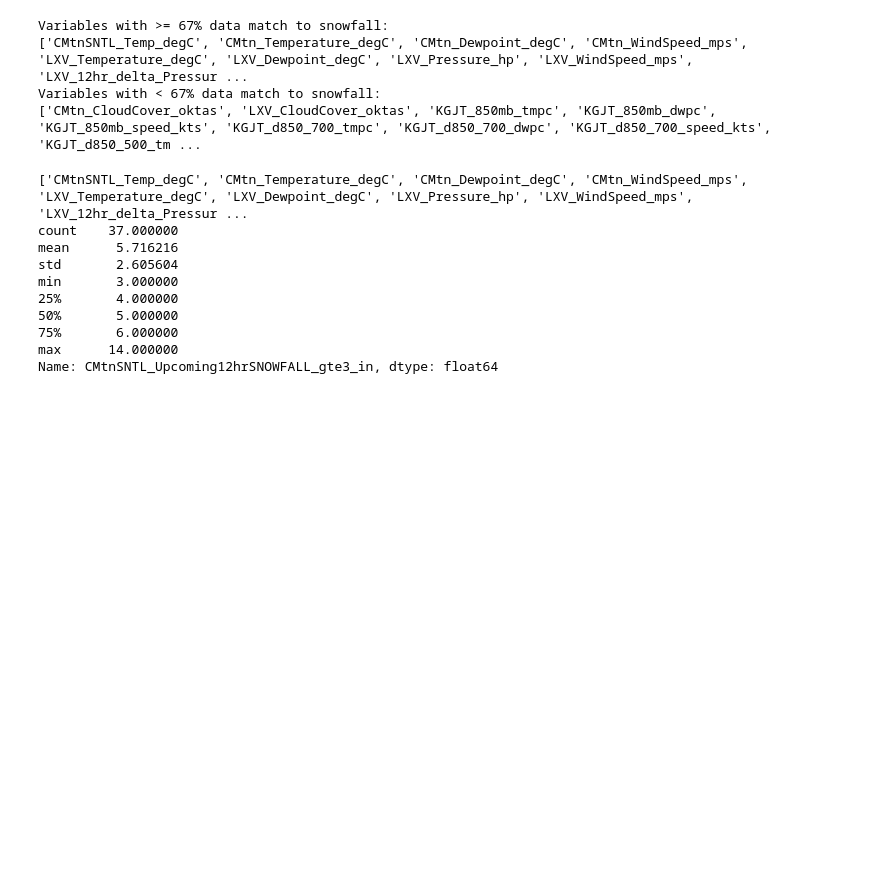
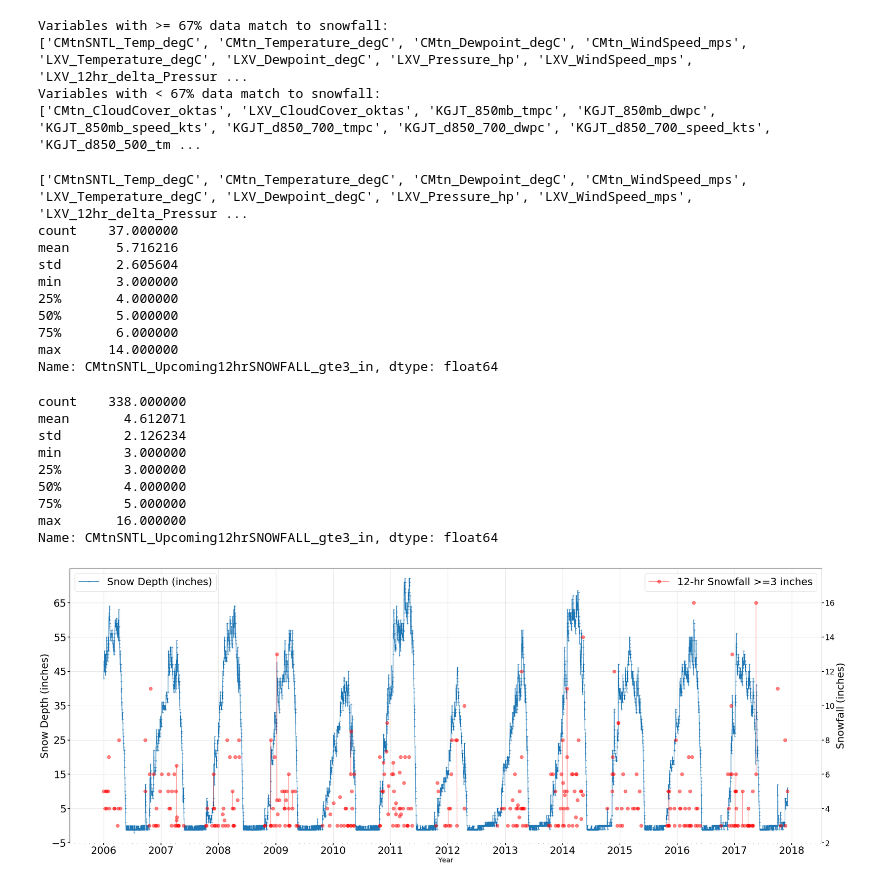
Before and after one commit to dustinrapp/Capstone_Springboard_Intermediate_Python, a Jupyter notebook: Analysis Notebooks/4_Snowfall_Event_Stats.ipynb, the cells around one changed output. Saved outputs shown, nothing was run; the diff lists cells and outputs as text; code cells hidden in the pictures; blank space fills up the shorter version.

```diff
--- a/Analysis Notebooks/4_Snowfall_Event_Stats.ipynb
+++ b/Analysis Notebooks/4_Snowfall_Event_Stats.ipynb
@@ -130,6 +130,64 @@ min       3.000000
 75%       6.000000
 max      14.000000
 Name: CMtnSNTL_Upcoming12hrSNOWFALL_gte3_in, dtype: float64
+# %%
+
+import matplotlib.dates as mdates
+
+fig, ax1 = plt.subplots(figsize=(40,15))
+ax2 = ax1.twinx()
+#ax1.plot(asos_snotel_UA_df['CMtnSNTL_SnowDepth_in']['04-16-2009':'04-19-2009'], marker='.', markersize = 10, label = "1hr Snow Depth")
+
+ax1.plot(asos_snotel_UA_df['CMtnSNTL_12hr_SNWD_in']['2006':'2017'], marker='+', markersize = 5, label = "Snow Depth (inches)")
+ax2.plot(asos_snotel_UA_df['CMtnSNTL_Upcoming12hrSNOWFALL_gte3_in']['2006':'2017'], marker='.', markersize = 20, alpha = 0.5,  label = "12-hr Snowfall >=3 inches" , color = 'r')
+
+ax2.set_yticks(np.arange(2,18,2))
+ax1.set_yticks(np.arange(-5,75,10))
+#ax2.set_yticks([2,4,6,7,8,9,10,11,12,13,14,15,16,17,18])
+#ax1.set_yticks([-5,5, 15,25,35,45,55,65,75])
+
+numsteps = 9
+#ax2.set_yticks(np.linspace(ax2.yaxis.min(),ax2.yaxis.max(),numStep))
+#ax1.set_yticks(np.linspace(ylim()[0],ylim()[1],numSteps))
+
+ax1.set_ylim(-5,75)
+ax2.set_ylim(2,18)
+
+ax1.grid(True)
+
+
+ax1.legend(loc='upper left', fontsize = 30)
+ax2.legend(loc='upper right', fontsize = 30)
+
+ax1.set_ylabel('Snow Depth (inches)', size = 30)
+ax2.set_ylabel('Snowfall (inches)', size = 30)
+
+ax1.set_xlabel('Year', size=20)
+ax1.tick_params(direction='out', length=6, width=2, grid_alpha=0.5, labelsize=30)
+
+ax2.tick_params(direction='out', length=6, width=2, grid_alpha=0.5, labelsize=23)
+
+ax1.xaxis.set_minor_locator(mdates.MonthLocator(interval=1))
+ax1.xaxis.set_major_locator(mdates.YearLocator())
+
+#ax1.xaxis.set_minor_locator(mdates.HourLocator(byhour=range(0, 24, 12)))
+#ax1.xaxis.set_minor_formatter(mdates.DateFormatter('%H:%M'))  # hours and minutes
+#ax1.xaxis.set_major_formatter(mdates.DateFormatter('\n%m-%d-%Y'))
+
+
+print(asos_snotel_UA_df['CMtnSNTL_Upcoming12hrSNOWFALL_gte3_in'].describe())
+fig.savefig(r'C:\Users\RAPP\Documents\Capstone\Report\figs\snowdepth_snowfall.png', bbox_inches='tight')
+# %% [output]
+count    338.000000
+mean       4.612071
+std        2.126234
+min        3.000000
+25%        3.000000
+50%        4.000000
+75%        5.000000
+max       16.000000
+Name: CMtnSNTL_Upcoming12hrSNOWFALL_gte3_in, dtype: float64
+[figure, added]
 # %%
 import statistics as sts
 all_yrs_tt = (test_train_df.index >= '01-01-2006') & (test_train_df.index < '01-01-2018')
```
Also changed, not shown: parts of 3 cells of this notebook, 29 other files.
